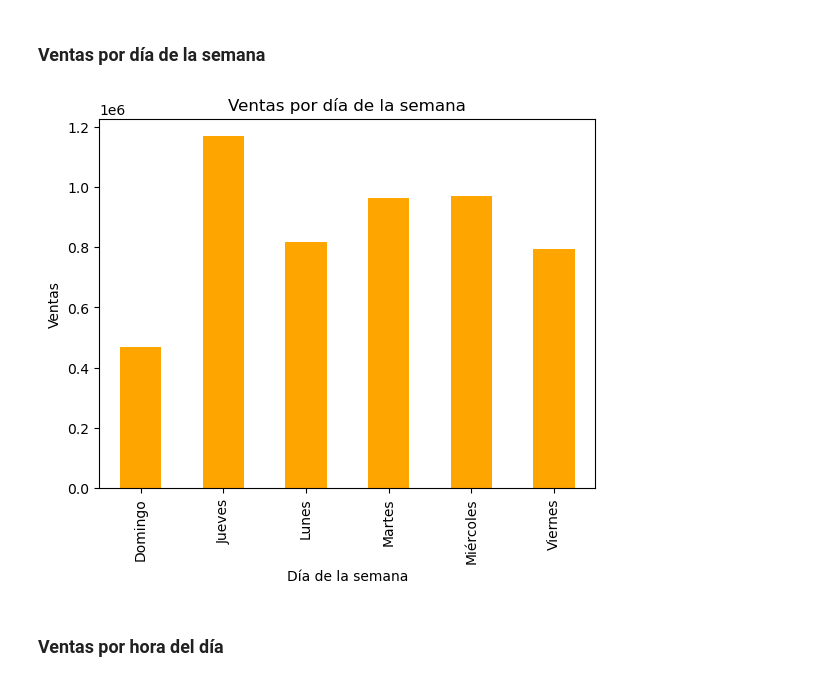
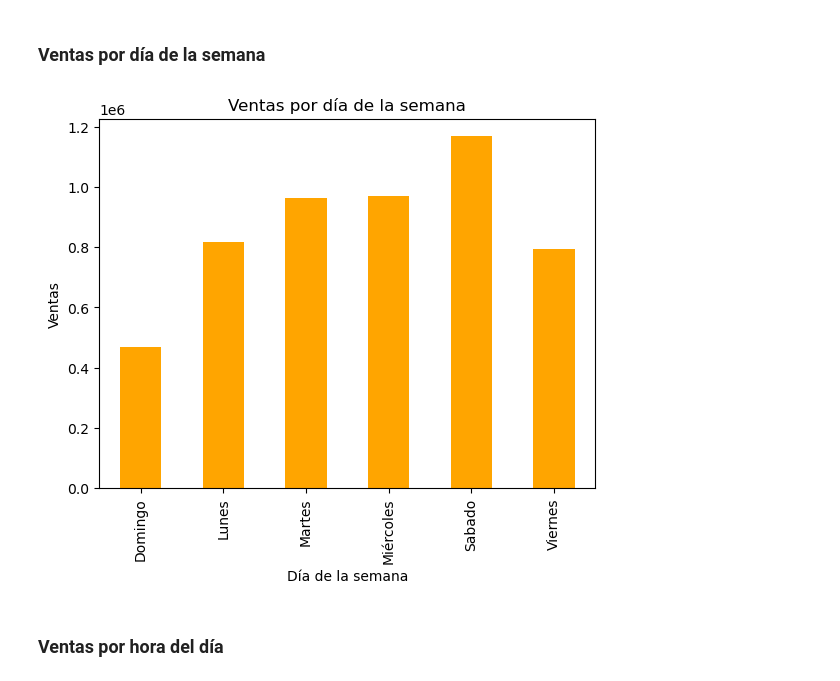
Before and after one commit to zandrev099/Final-Project, a Jupyter notebook: E-commerce2.ipynb, the cells around one changed output. Cells and saved outputs as stored; diff of their text form; code cells hidden in the pictures.

```diff
--- a/E-commerce2.ipynb
+++ b/E-commerce2.ipynb
@@ -186,24 +186,24 @@ plt.show()
 # %%
 # Extraer el día de la semana de la venta
 df['DayOfWeek'] = df['InvoiceDate'].dt.dayofweek
 
 # Asignar el nombre del día de la semana a cada venta
-day_mapping = {0: 'Lunes', 1: 'Martes', 2: 'Miércoles', 3: 'Jueves', 4: 'Viernes', 5: 'Sábado', 6: 'Domingo'}
+day_mapping = {0: 'Lunes', 1: 'Martes', 2: 'Miércoles', 3: 'Sabado', 4: 'Viernes', 5: 'Jueves', 6: 'Domingo'}
 df['DayOfWeek'] = df['DayOfWeek'].map(day_mapping)
 
 # Agrupar las ventas por día de la semana
 sales_by_day = df.groupby('DayOfWeek')['Quantity'].sum()
 
 # Crear un gráfico de barras
 sales_by_day.plot(kind='bar', color='orange')
 
 # Establecer las etiquetas de los ejes y el título
 plt.xlabel('Día de la semana')
 plt.ylabel('Ventas')
 plt.title('Ventas por día de la semana')
 plt.show()
 # %% [output]
-[figure, old version]
+[figure, new version]
 # %% [markdown]
 ### **Ventas por hora del día**
 # %%
```
Also changed, not shown: parts of 5 cells of this notebook, 1 other file.
